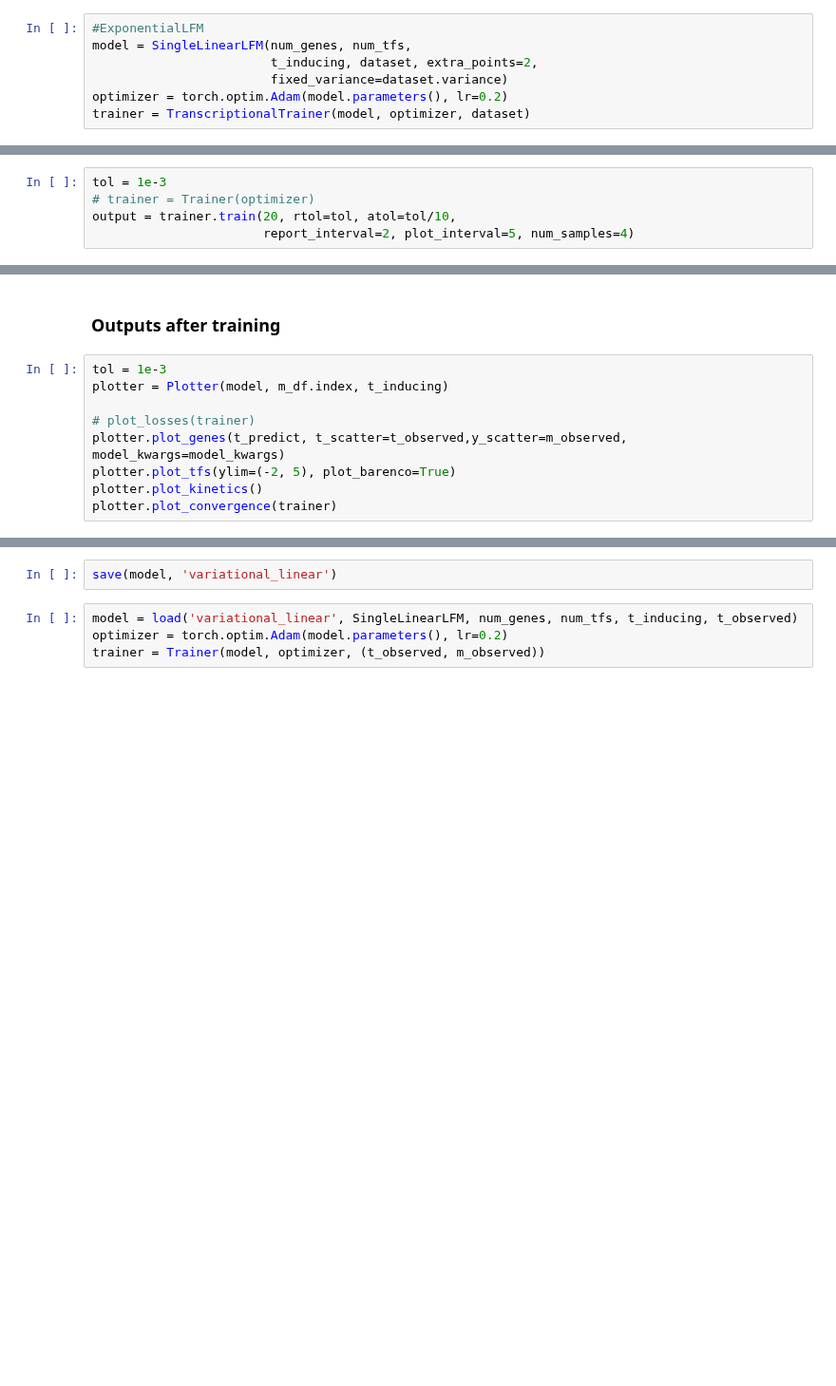
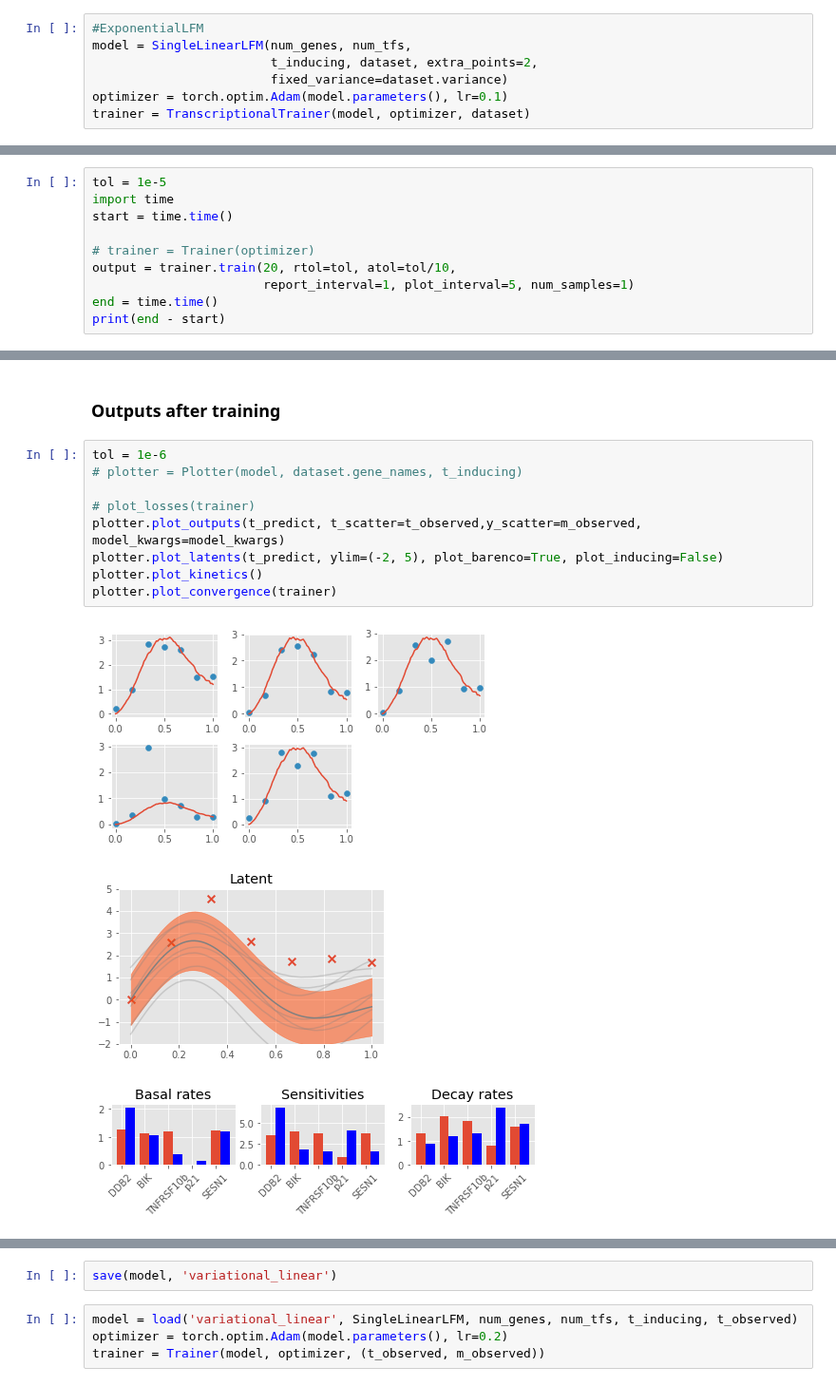
Before and after one commit to mossjacob/alfi, a Jupyter notebook: reggae/examples/variational.ipynb, the cells around one changed output, grey strips where cells are left out. Shown at 95% size. Saved outputs shown, nothing was run; the diff lists cells and outputs as text; blank space fills up the shorter version.

```diff
--- a/reggae/examples/variational.ipynb
+++ b/reggae/examples/variational.ipynb
@@ -34,7 +33,7 @@ torch.Size([5, 7])
 model = SingleLinearLFM(num_genes, num_tfs,
                         t_inducing, dataset, extra_points=2,
                         fixed_variance=dataset.variance)
-optimizer = torch.optim.Adam(model.parameters(), lr=0.2)
+optimizer = torch.optim.Adam(model.parameters(), lr=0.1)
 trainer = TranscriptionalTrainer(model, optimizer, dataset)
 # %% [markdown]
 ### Outputs prior to training:
@@ -62,6 +59,11 @@ torch.Size([5, 80])
 # %%
-tol = 1e-3
+tol = 1e-5
+import time
+start = time.time()
+
 # trainer = Trainer(optimizer)
 output = trainer.train(20, rtol=tol, atol=tol/10,
-                       report_interval=2, plot_interval=5, num_samples=4)
+                       report_interval=1, plot_interval=5, num_samples=1)
+end = time.time()
+print(end - start)
 # %% [output]
@@ -71,11 +88,15 @@ KeyboardInterrupt:
 # %% [markdown]
 ### Outputs after training
 # %%
-tol = 1e-3
-plotter = Plotter(model, m_df.index, t_inducing)
+tol = 1e-6
+# plotter = Plotter(model, dataset.gene_names, t_inducing)
 
 # plot_losses(trainer)
-plotter.plot_genes(t_predict, t_scatter=t_observed,y_scatter=m_observed, model_kwargs=model_kwargs)
-plotter.plot_tfs(ylim=(-2, 5), plot_barenco=True)
+plotter.plot_outputs(t_predict, t_scatter=t_observed,y_scatter=m_observed, model_kwargs=model_kwargs)
+plotter.plot_latents(t_predict, ylim=(-2, 5), plot_barenco=True, plot_inducing=False)
 plotter.plot_kinetics()
 plotter.plot_convergence(trainer)
+# %% [output]
+[figure, added]
+[figure, added]
+[figure, added]
```
Also changed, not shown: parts of 5 cells of this notebook, 3 other files.
